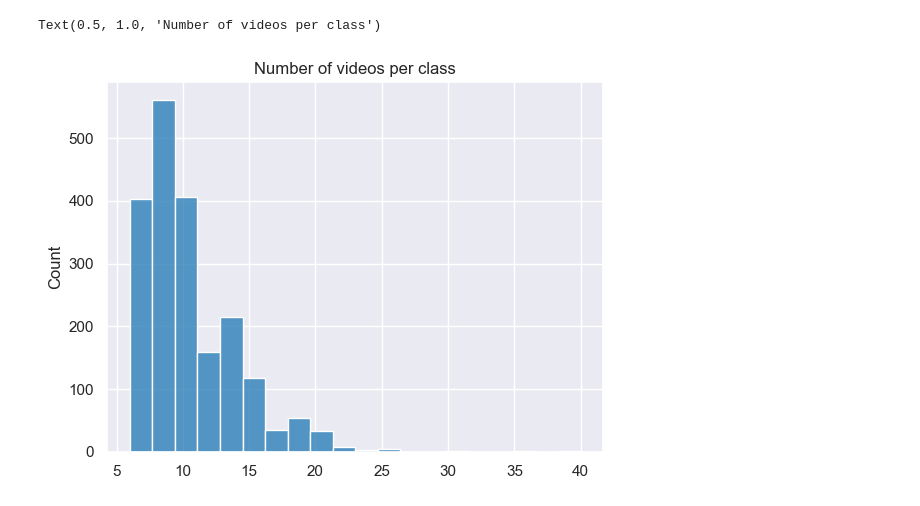
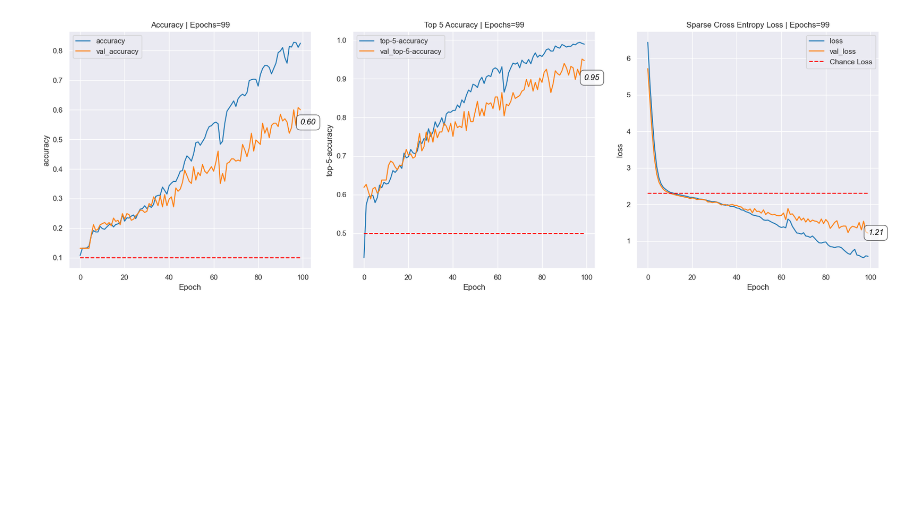
Before and after one commit to jonathanferrari/thesis, a Jupyter notebook: code/eval.ipynb, the cells around one changed output. Cells and saved outputs as stored; diff of their text form; code cells hidden in the pictures; blank space fills up the shorter version.

```diff
--- a/code/eval.ipynb
+++ b/code/eval.ipynb
@@ -68,8 +27,0 @@ preds
-# %%
-count = labels_df.groupby('label').size()
-sns.set(style="darkgrid", palette="tab10")
-sns.histplot(x=count, bins=20)
-plt.title("Number of videos per class")
-# %% [output]
-Text(0.5, 1.0, 'Number of videos per class')
-[figure, removed]
@@ -75,0 +81,4 @@ Text(0.5, 1.0, 'Number of videos per class')
+# %%
+make_eval_plots("../models/good-data-high-epoch.csv")
+# %% [output]
+[figure, added]
```
Also changed, not shown: parts of 7 cells of this notebook, 4 other files.
